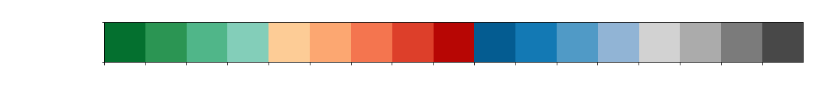
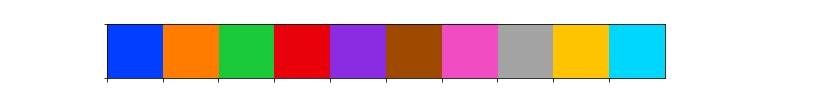
Before and after one commit to perrozzi/COVID-19, a Jupyter notebook: notebooks/COVID-19-italy.ipynb, the cells around one changed output. Saved outputs shown, nothing was run; the diff lists cells and outputs as text; code cells hidden in the pictures.

```diff
--- a/notebooks/COVID-19-italy.ipynb
+++ b/notebooks/COVID-19-italy.ipynb
@@ -1,26 +1,27 @@
 # %%
 import pandas as pd
 import matplotlib
 import numpy as np
 import matplotlib.pyplot as plt
 %matplotlib inline
 import seaborn as sns
 
 # try different palette for plotting
 # sns.set_palette(sns.color_palette("Paired", 20))
 # sns.set_palette(sns.diverging_palette(255, 133, l=60, n=16, center="dark"))
 colors3 = ["#9d6d00", "#903ee0", "#11dc79", "#f568ff", "#419500", "#013fb0",
           "#f2b64c", "#007ae4", "#ff905a", "#33d3e3", "#9e003a", "#019085",
           "#950065", "#afc98f", "#ff9bfa", "#83221d", "#01668a", "#ff7c7c",
           "#643561", "#75608a"]
 palette1 = sns.color_palette("BuGn", 6)[::-1][:4] \
            + sns.color_palette("OrRd", 6)[1:] \
            + sns.color_palette("PuBu", 6)[::-1][:-2] \
            + sns.color_palette("RdGy", 10)[6:]
-sns.set_palette(palette1)
+# sns.set_palette(palette1)
+sns.set_palette("bright",10)
 sns.palplot(sns.color_palette())
 # %% [output]
-[figure, old version]
+[figure, new version]
 # %%
 # source https://github.com/CSSEGISandData/COVID-19/
 # transpose matrices for better data handling
```
Also changed, not shown: parts of 27 cells of this notebook, 1 other file.
